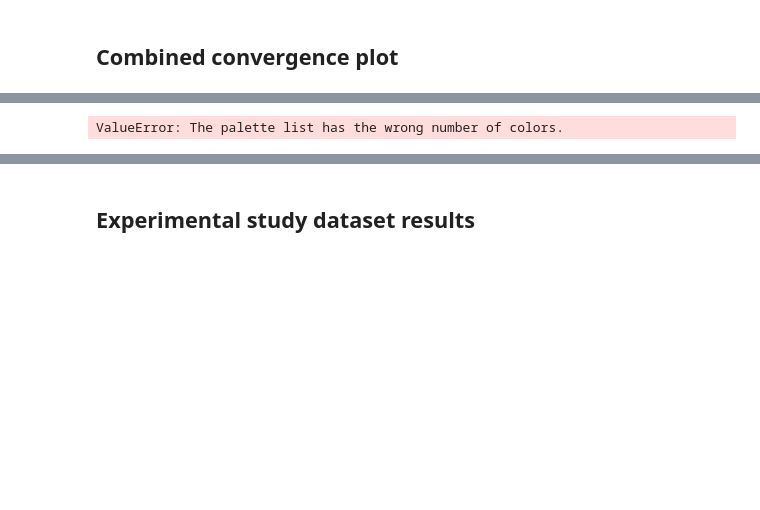
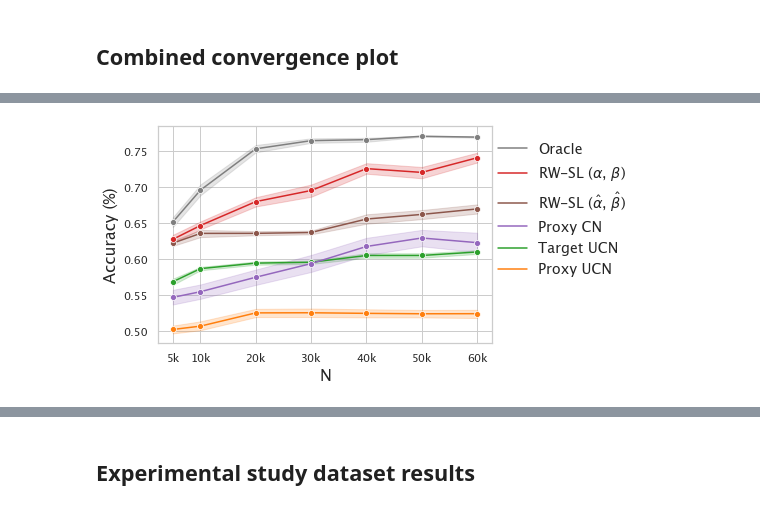
Before and after one commit to lguerdan/counterfactual-decision-support, a Jupyter notebook: notebook_results.ipynb, the cells around one changed output, grey strips where cells are left out. Drawn from its saved outputs; the diff is of its cells as text; code cells hidden in the pictures; blank space fills up the shorter version.

```diff
--- a/notebook_results.ipynb
+++ b/notebook_results.ipynb
@@ -49,33 +63,35 @@ baselines_df.reset_index(inplace=True)
 baselines_df = baselines_df[baselines_df['alpha_0'] != 0.2]
 
 
-colors = sns.color_palette()
+palette = sns.color_palette("tab10", 9)
+colors = [palette[5], palette[1], palette[2], palette[4], palette[7], palette[3]]
 
 fig = sns.lineplot(
-    palette=colors[:5],
+    palette=colors,
+    dashes=[(2, 2), (2, 2)],
     data=baselines_df, x="NS", y="ACC", hue='baseline', ci=68, marker='o')
 fig.set_xlabel('N')
 fig.set_ylabel('Accuracy (%)')
 
 disp_names = {
     'Target Oracle': 'Oracle',
     'RW-SL': r'RW-SL ($\alpha$, $\beta$)',
     'COM': 'Proxy CN',
     'RW': 'RW',
     'Proxy Oracle': r'$f_{Y_t}$',
     'OBS Oracle': 'Target UCN',
     'OBS': 'Proxy UCN',
     'RW-SL (learned)' : r'RW-SL ($\hat{\alpha}$, $\hat{\beta}$)'
 }
 
 handles, labels = plt.gca().get_legend_handles_labels()
 order = [4, 5,0,3,2,1]
 plt.legend([handles[idx] for idx in order],[disp_names[labels[idx]] for idx in order],
            bbox_to_anchor=(1.0, .95), loc=2, borderaxespad=0., fontsize='large')
 
 fig.set_xticks([5000, 10000, 20000, 30000, 40000, 50000, 60000], labels=['5k', '10k', '20k', '30k', '40k', '50k', '60k'])
 
 
 plt.savefig('figs/convergence_plot.png', dpi=500, bbox_inches = "tight")
 # %% [output]
-ValueError: The palette list has the wrong number of colors.
+[figure, added]
```
Also changed, not shown: parts of 11 cells of this notebook, 5 other files.
